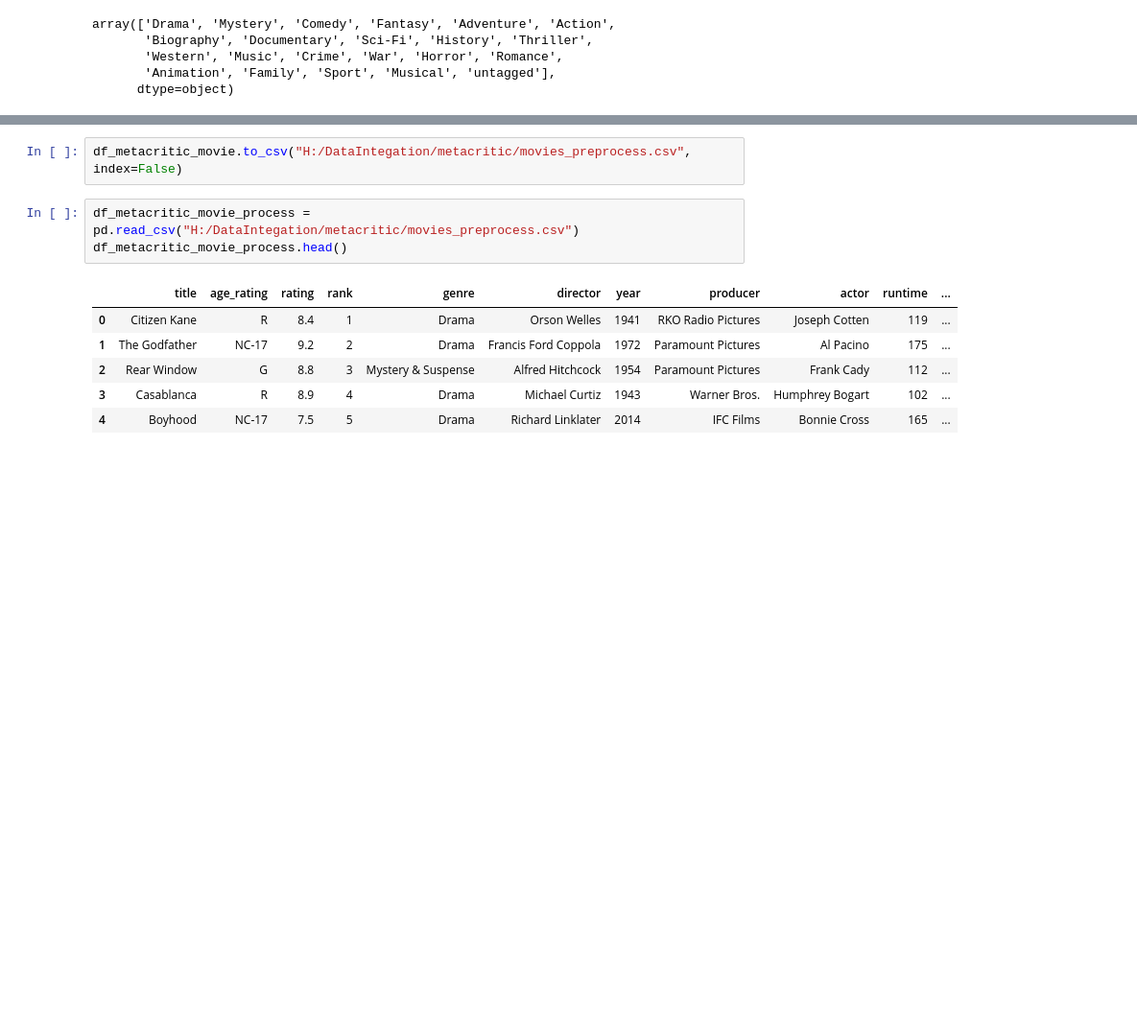
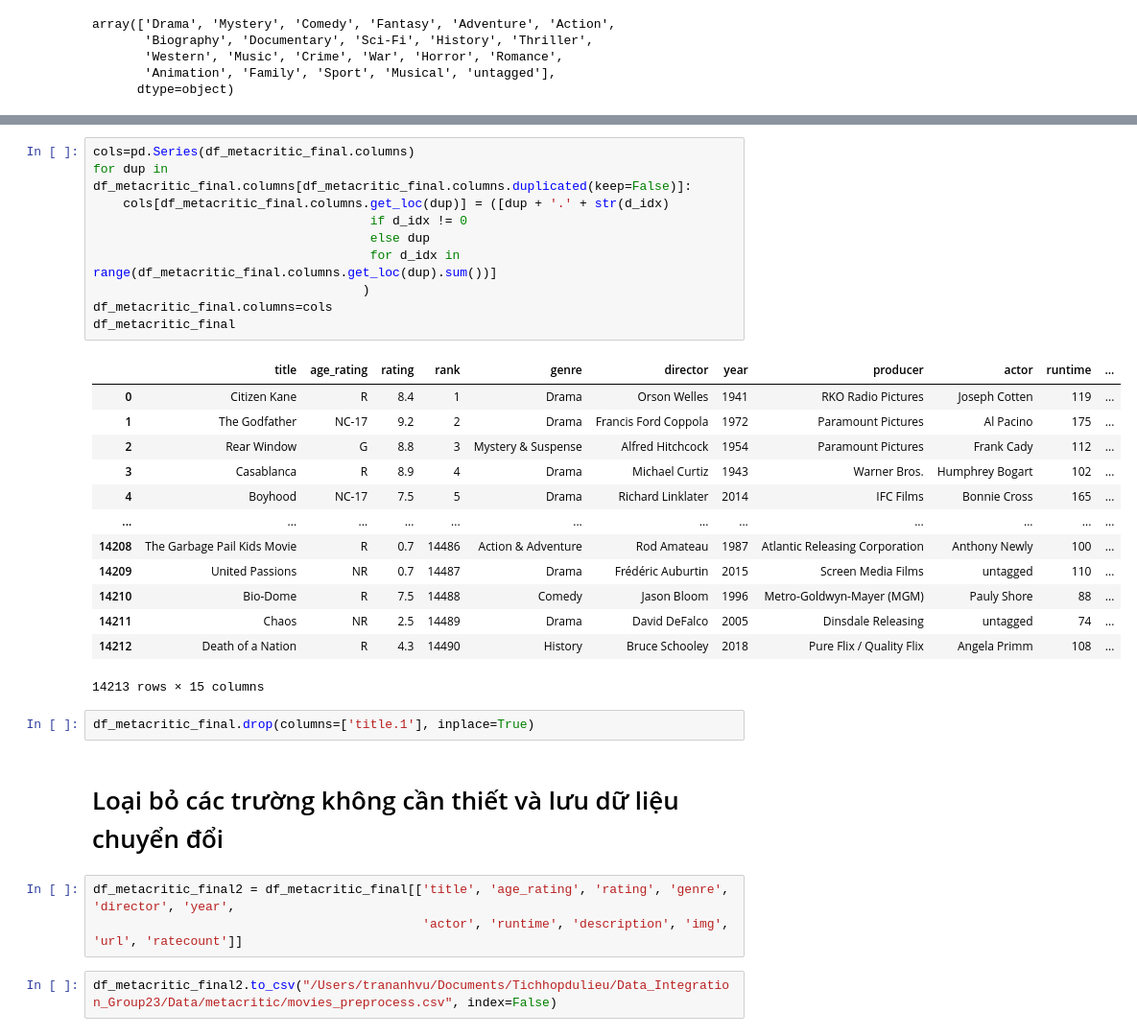
Before and after one commit to TranAnhVu0411/Data_Integration_Project_Group_23, a Jupyter notebook: preprocess/metacritic_preprocess.ipynb, the cells around one changed output, grey strips where cells are left out. Shown: that part at 96% size. Drawn from its saved outputs; the diff is of its cells as text; blank space fills up the shorter version.

```diff
--- a/preprocess/metacritic_preprocess.ipynb
+++ b/preprocess/metacritic_preprocess.ipynb
@@ -213,12 +432,33 @@ pd.DataFrame(warehouse_genres_list, columns=["genres"]).to_csv(
+# %%
+cols=pd.Series(df_metacritic_final.columns)
+for dup in df_metacritic_final.columns[df_metacritic_final.columns.duplicated(keep=False)]:
+    cols[df_metacritic_final.columns.get_loc(dup)] = ([dup + '.' + str(d_idx)
+                                     if d_idx != 0
+                                     else dup
+                                     for d_idx in range(df_metacritic_final.columns.get_loc(dup).sum())]
+                                    )
+df_metacritic_final.columns=cols
+df_metacritic_final
+# %% [output]
+|  | title | age_rating | rating | rank | genre | director | year | producer | actor | runtime | ... |
+| 0 | Citizen Kane | R | 8.4 | 1 | Drama | Orson Welles | 1941 | RKO Radio Pictures | Joseph Cotten | 119 | ... |
+| 1 | The Godfather | NC-17 | 9.2 | 2 | Drama | Francis Ford Coppola | 1972 | Paramount Pictures | Al Pacino | 175 | ... |
+| 2 | Rear Window | G | 8.8 | 3 | Mystery & Suspense | Alfred Hitchcock | 1954 | Paramount Pictures | Frank Cady | 112 | ... |
+| 3 | Casablanca | R | 8.9 | 4 | Drama | Michael Curtiz | 1943 | Warner Bros. | Humphrey Bogart | 102 | ... |
+| 4 | Boyhood | NC-17 | 7.5 | 5 | Drama | Richard Linklater | 2014 | IFC Films | Bonnie Cross | 165 | ... |
+| ... | ... | ... | ... | ... | ... | ... | ... | ... | ... | ... | ... |
+| 14208 | The Garbage Pail Kids Movie | R | 0.7 | 14486 | Action & Adventure | Rod Amateau | 1987 | Atlantic Releasing Corporation | Anthony Newly | 100 | ... |
+| 14209 | United Passions | NR | 0.7 | 14487 | Drama | Frédéric Auburtin | 2015 | Screen Media Films | untagged | 110 | ... |
+| 14210 | Bio-Dome | R | 7.5 | 14488 | Comedy | Jason Bloom | 1996 | Metro-Goldwyn-Mayer (MGM) | Pauly Shore | 88 | ... |
+| 14211 | Chaos | NR | 2.5 | 14489 | Drama | David DeFalco | 2005 | Dinsdale Releasing | untagged | 74 | ... |
+| 14212 | Death of a Nation | R | 4.3 | 14490 | History | Bruce Schooley | 2018 | Pure Flix / Quality Flix | Angela Primm | 108 | ... |
+14213 rows × 15 columns
+# %%
+df_metacritic_final.drop(columns=['title.1'], inplace=True)
+# %% [markdown]
+# Loại bỏ các trường không cần thiết và lưu dữ liệu chuyển đổi
+# %%
+df_metacritic_final2 = df_metacritic_final[['title', 'age_rating', 'rating', 'genre', 'director', 'year',
+                                            'actor', 'runtime', 'description', 'img', 'url', 'ratecount']]
 # %%
-df_metacritic_movie.to_csv("H:/DataIntegation/metacritic/movies_preprocess.csv", index=False)
+df_metacritic_final2.to_csv("/Users/trananhvu/Documents/Tichhopdulieu/Data_Integration_Group23/Data/metacritic/movies_preprocess.csv", index=False)
-# %%
-df_metacritic_movie_process = pd.read_csv("H:/DataIntegation/metacritic/movies_preprocess.csv")
-df_metacritic_movie_process.head()
-# %% [output]
-|  | title | age_rating | rating | rank | genre | director | year | producer | actor | runtime | ... |
-| 0 | Citizen Kane | R | 8.4 | 1 | Drama | Orson Welles | 1941 | RKO Radio Pictures | Joseph Cotten | 119 | ... |
-| 1 | The Godfather | NC-17 | 9.2 | 2 | Drama | Francis Ford Coppola | 1972 | Paramount Pictures | Al Pacino | 175 | ... |
-| 2 | Rear Window | G | 8.8 | 3 | Mystery & Suspense | Alfred Hitchcock | 1954 | Paramount Pictures | Frank Cady | 112 | ... |
-| 3 | Casablanca | R | 8.9 | 4 | Drama | Michael Curtiz | 1943 | Warner Bros. | Humphrey Bogart | 102 | ... |
-| 4 | Boyhood | NC-17 | 7.5 | 5 | Drama | Richard Linklater | 2014 | IFC Films | Bonnie Cross | 165 | ... |
```
Also changed, not shown: parts of 44 cells of this notebook, 1 other file.
